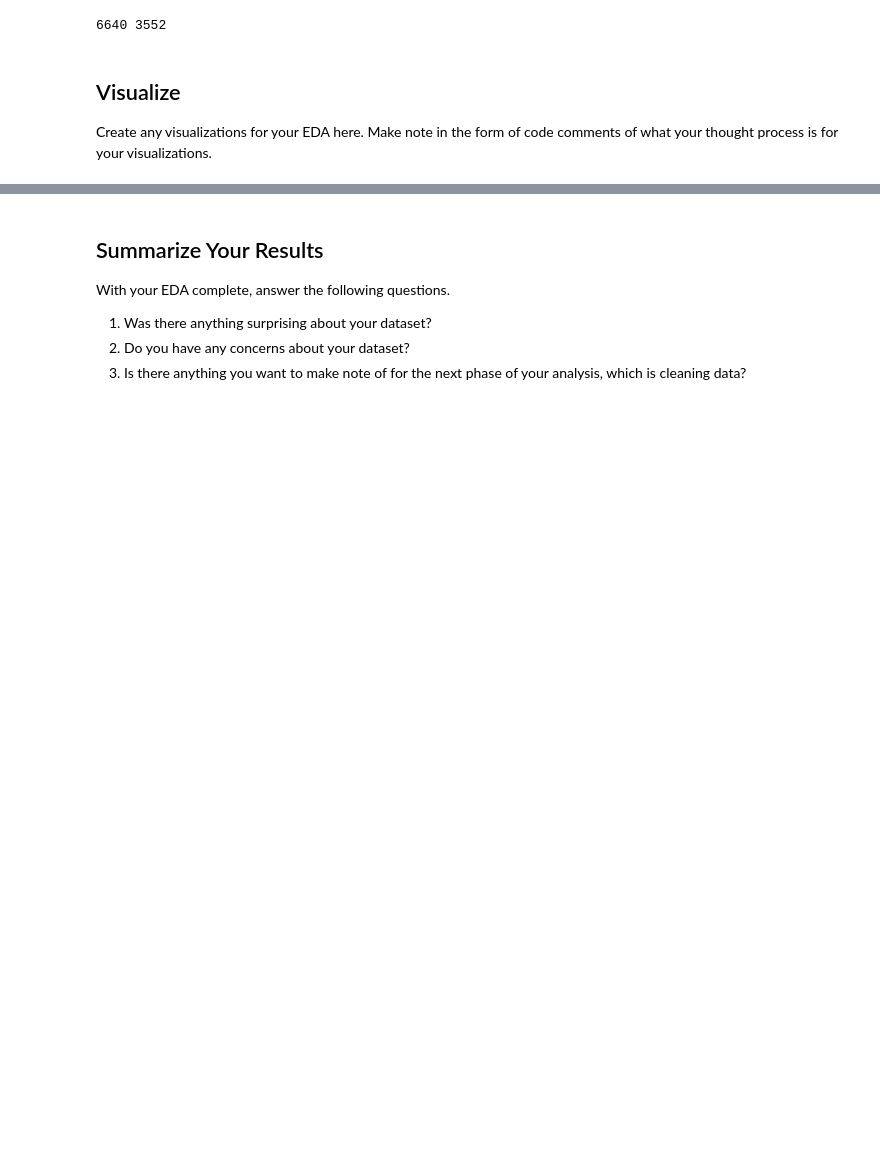
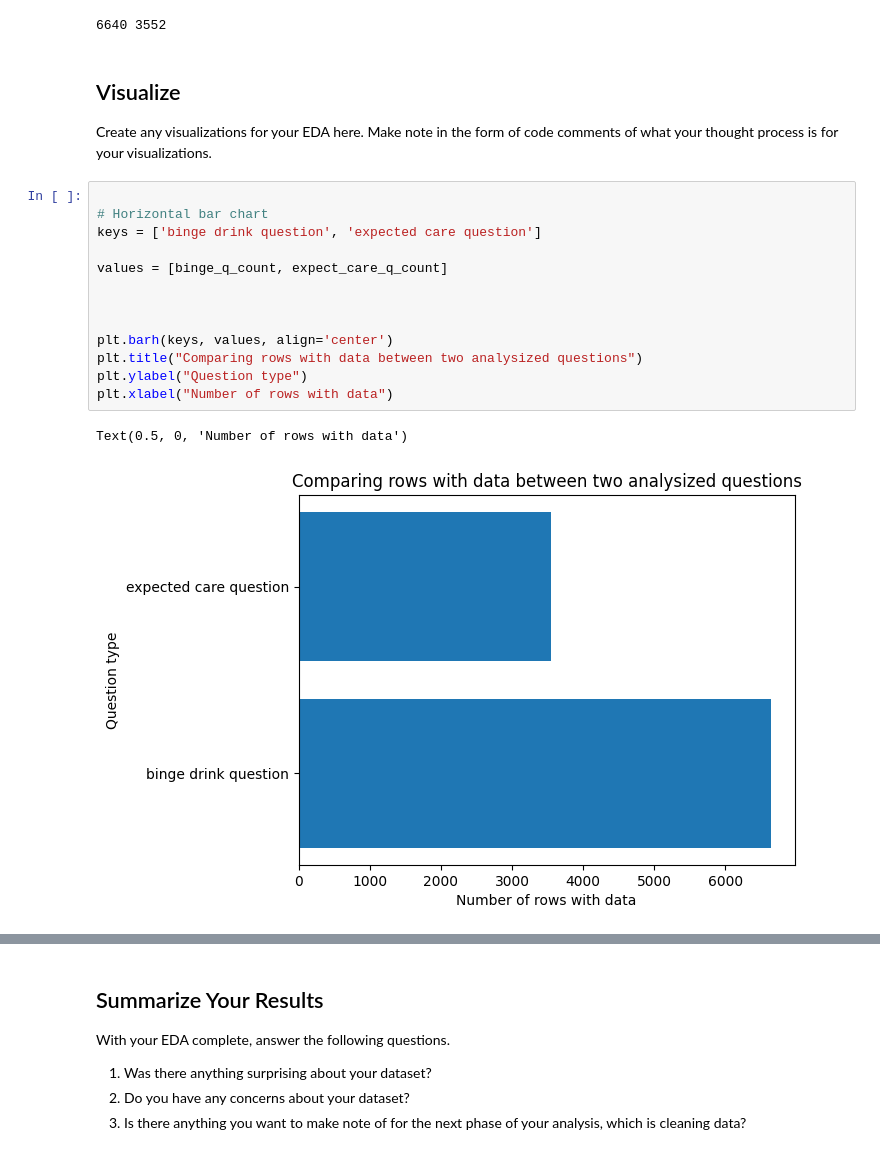
Before and after one commit to LaunchCodeEducation/da-2024-final-project-example, a Jupyter notebook: checkpoint-two.ipynb, the cells around one changed output, grey strips where cells are left out. Cells and saved outputs as stored; diff of their text form; blank space fills up the shorter version.

```diff
--- a/checkpoint-two.ipynb
+++ b/checkpoint-two.ipynb
@@ -193,3 +212,19 @@ print(binge_q_count, expect_care_q_count)
 ## Visualize
 
 Create any visualizations for your EDA here. Make note in the form of code comments of what your thought process is for your visualizations.
+# %%
+
+# Horizontal bar chart
+keys = ['binge drink question', 'expected care question']
+
+values = [binge_q_count, expect_care_q_count]
+
+
+
+plt.barh(keys, values, align='center')
+plt.title("Comparing rows with data between two analysized questions")
+plt.ylabel("Question type")
+plt.xlabel("Number of rows with data")
+# %% [output]
+Text(0.5, 0, 'Number of rows with data')
+[figure, added]
```
Also changed, not shown: parts of 7 cells of this notebook.
